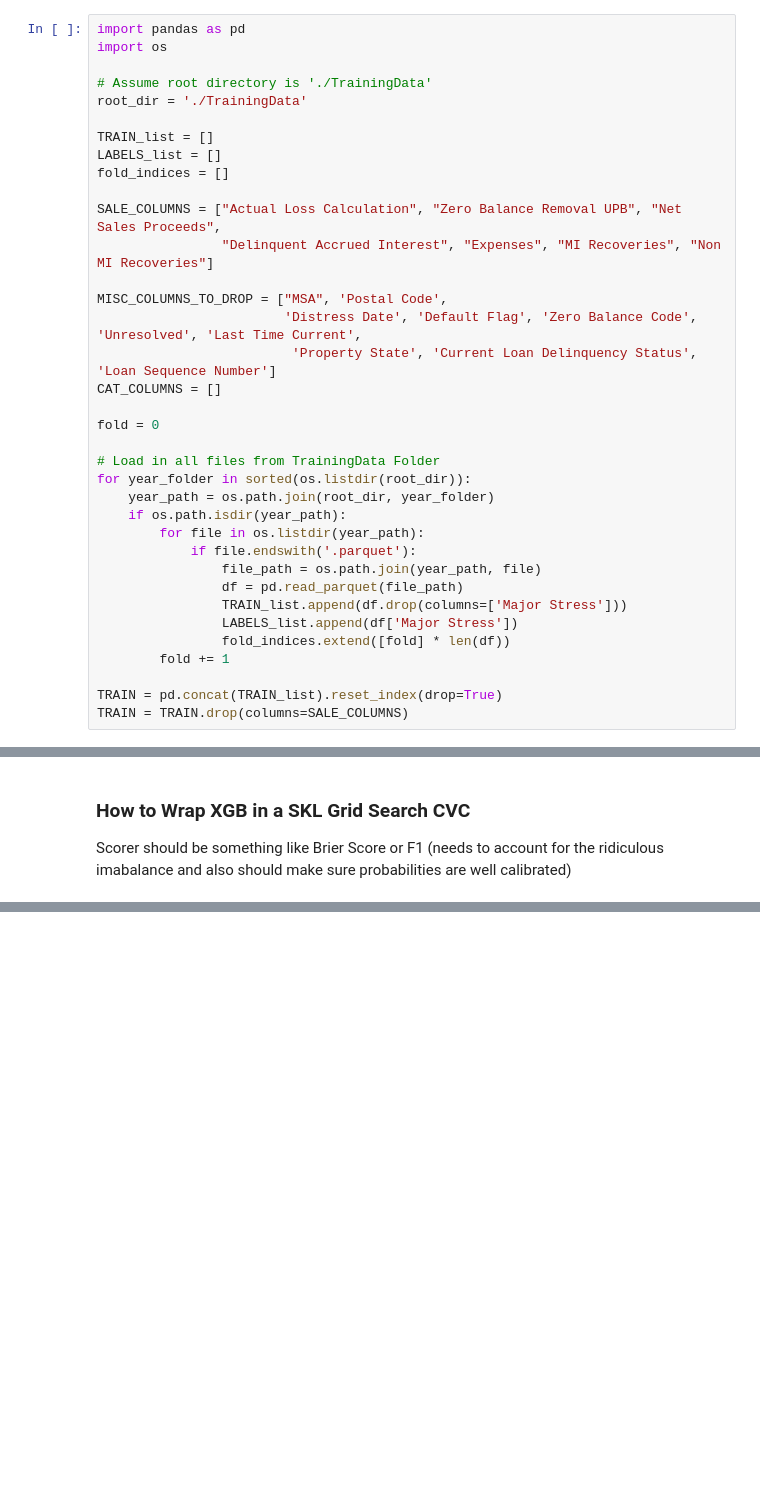
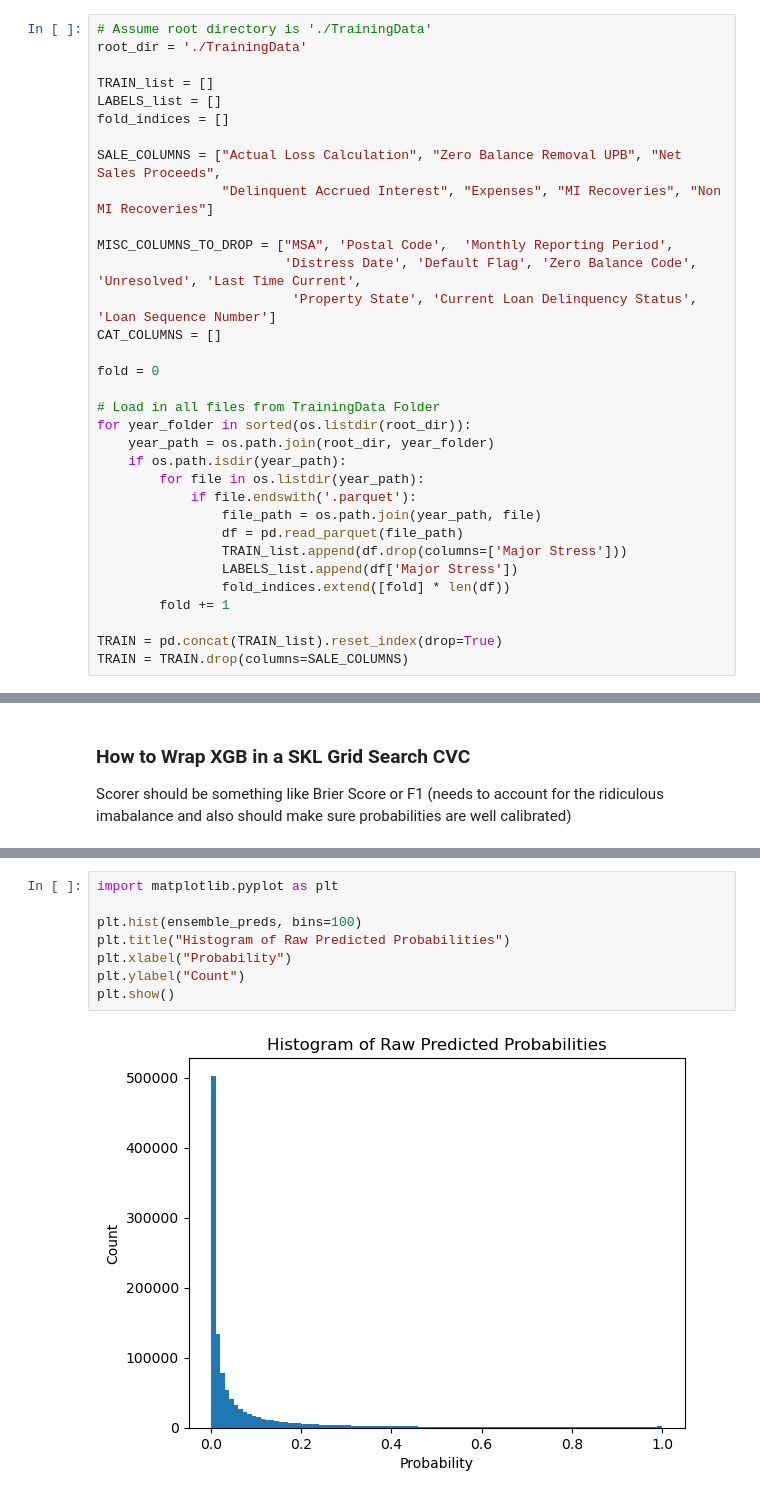
Before and after one commit to SeanVilloresi/freddie-data, a Jupyter notebook: Stress.ipynb, the cells around one changed output, grey strips where cells are left out. Saved outputs shown, nothing was run; the diff lists cells and outputs as text; blank space fills up the shorter version.

```diff
--- a/Stress.ipynb
+++ b/Stress.ipynb
@@ -28,7 +15,4 @@ rounded_rmse_scorer = make_scorer(rounded_RMSE, greater_is_better=False)
 # %%
-import pandas as pd
-import os
-
 # Assume root directory is './TrainingData'
 root_dir = './TrainingData'
 
@@ -39,7 +23,7 @@ fold_indices = []
 SALE_COLUMNS = ["Actual Loss Calculation", "Zero Balance Removal UPB", "Net Sales Proceeds",
                 "Delinquent Accrued Interest", "Expenses", "MI Recoveries", "Non MI Recoveries"]
 
-MISC_COLUMNS_TO_DROP = ["MSA", 'Postal Code',
+MISC_COLUMNS_TO_DROP = ["MSA", 'Postal Code',  'Monthly Reporting Period',
                         'Distress Date', 'Default Flag', 'Zero Balance Code', 'Unresolved', 'Last Time Current',
                          'Property State', 'Current Loan Delinquency Status', 'Loan Sequence Number']
 CAT_COLUMNS = []
@@ -415,0 +439,10 @@ print(importance_df)
+# %%
+import matplotlib.pyplot as plt
+
+plt.hist(ensemble_preds, bins=100)
+plt.title("Histogram of Raw Predicted Probabilities")
+plt.xlabel("Probability")
+plt.ylabel("Count")
+plt.show()
+# %% [output]
+[figure, added]
```
Also changed, not shown: parts of 20 cells of this notebook.
